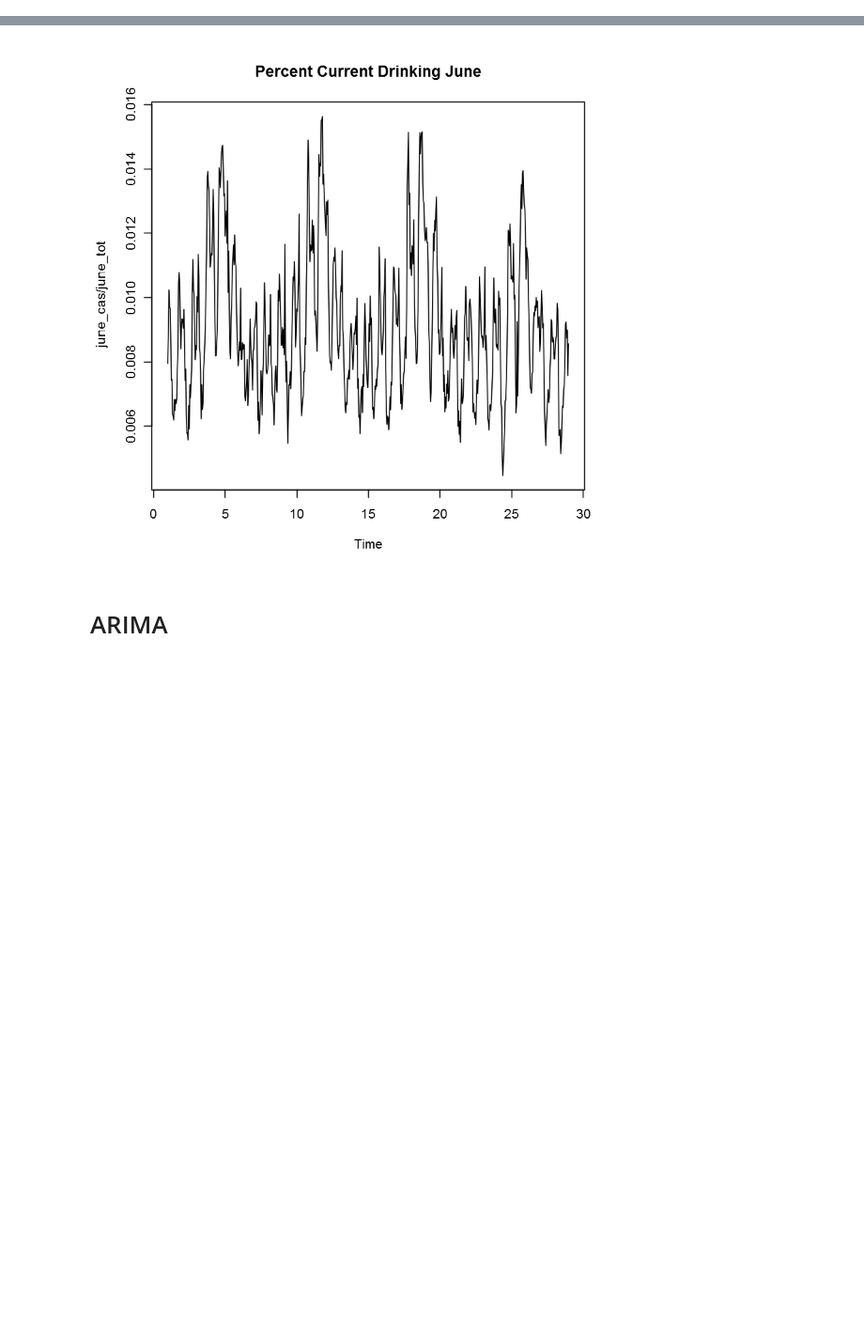
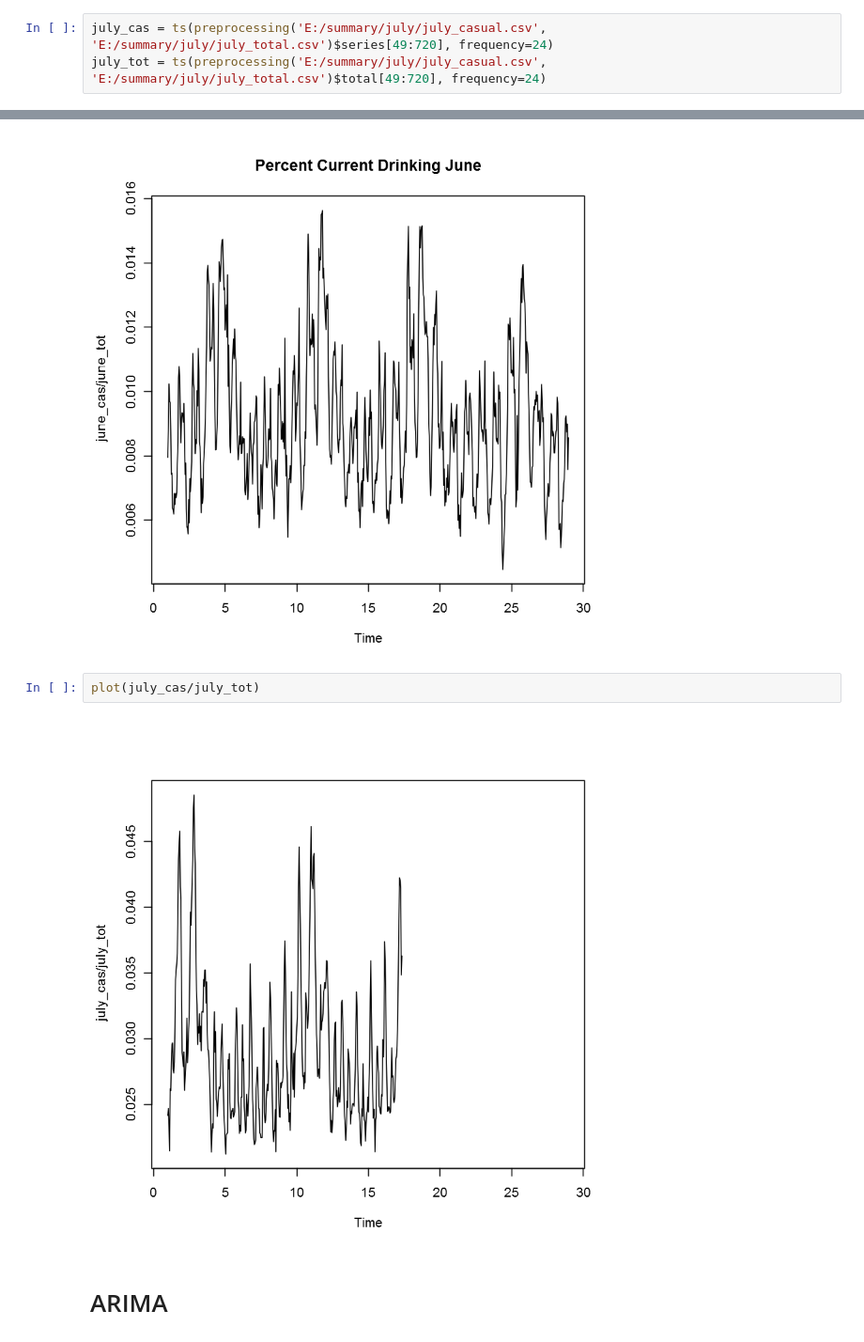
Before and after one commit to tj2huang/nyu-research, a Jupyter notebook: notebooks/r/sept-june comparison.ipynb, the cells around one changed output, grey strips where cells are left out. Shown at 94% size. Drawn from its saved outputs; the diff is of its cells as text; blank space fills up the shorter version.

```diff
--- a/notebooks/r/sept-june comparison.ipynb
+++ b/notebooks/r/sept-june comparison.ipynb
@@ -43,3 +43,6 @@ june_tot = ts(preprocessing('E:/summary/june_casual.csv', 'E:/summary/june_total
 # %% [output]
  [1]   2   3   4   5   6   7  26  27  28  29  30  31 721 722 723
  [1]   2   3   4   5   6   7  26  27  28  29  30  31 721 722 723
+# %%
+july_cas = ts(preprocessing('E:/summary/july/july_casual.csv', 'E:/summary/july/july_total.csv')$series[49:720], frequency=24)
+july_tot = ts(preprocessing('E:/summary/july/july_casual.csv', 'E:/summary/july/july_total.csv')$total[49:720], frequency=24)
@@ -51,6 +57,10 @@ plot(sept_cas/sept_tot, main='Percent Current Drinking Sept')
 plot(june_cas/june_tot, main='Percent Current Drinking June')
 # %% [output]
 [figure]
+# %%
+plot(july_cas/july_tot)
+# %% [output]
+[figure, added]
 # %% [markdown]
 # ARIMA
 # %% [markdown]
```
Also changed, not shown: parts of 12 cells of this notebook, 1 other file.
